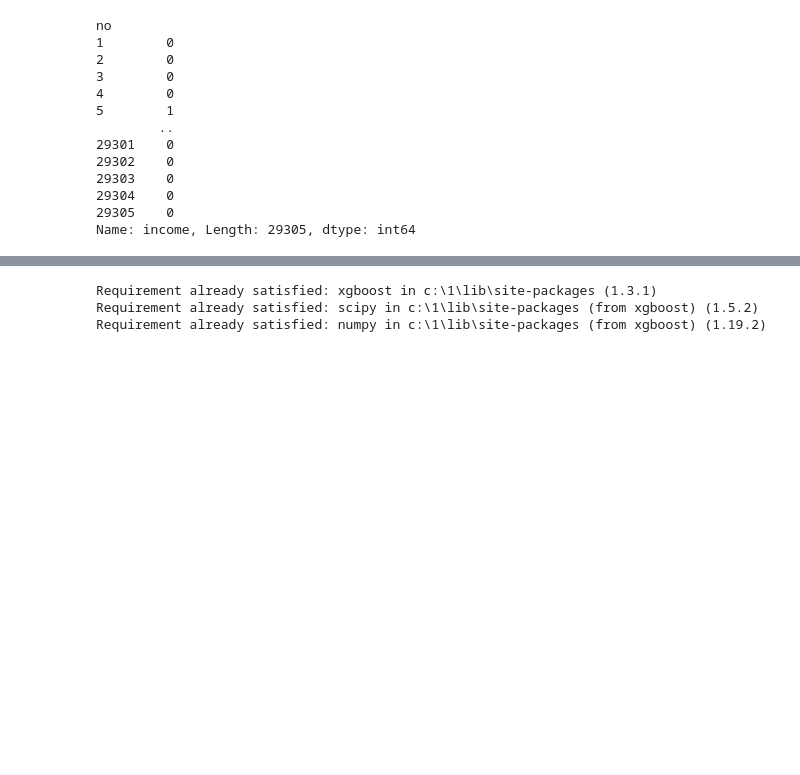
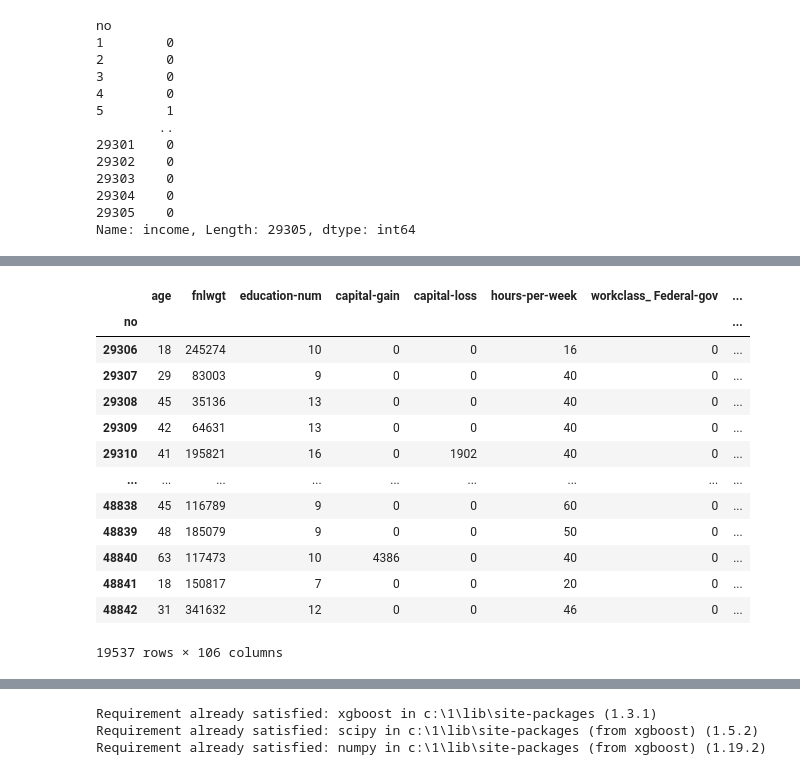
Before and after one commit to krandslam/kaggle_project, a Jupyter notebook: 결측치3/kaggle 경진대회 결측치 처리방법 3(결측치에 최빈값 대입).ipynb, the cells around one changed output, grey strips where cells are left out. Saved outputs shown, nothing was run; the diff lists cells and outputs as text; code cells hidden in the pictures; blank space fills up the shorter version.

```diff
--- a/결측치3/kaggle 경진대회 결측치 처리방법 3(결측치에 최빈값 대입).ipynb
+++ b/결측치3/kaggle 경진대회 결측치 처리방법 3(결측치에 최빈값 대입).ipynb
@@ -240,5 +239,3 @@ tmp = X_train['native-country_ Holand-Netherlands']
 X_train.drop('native-country_ Holand-Netherlands', axis = 1, inplace=True)
 # %%
 X_train = pd.concat([X_train, tmp],axis=1)
-# %%
-X_test = pd.concat([X_test, tmp], axis=1)
@@ -244,0 +259,17 @@ X_test = pd.concat([X_test, tmp], axis=1)
+# %%
+X_test
+# %% [output]
+|  | age | fnlwgt | education-num | capital-gain | capital-loss | hours-per-week | workclass_ Federal-gov | ... |
+| no |  |  |  |  |  |  |  | ... |
+| 29306 | 18 | 245274 | 10 | 0 | 0 | 16 | 0 | ... |
+| 29307 | 29 | 83003 | 9 | 0 | 0 | 40 | 0 | ... |
+| 29308 | 45 | 35136 | 13 | 0 | 0 | 40 | 0 | ... |
+| 29309 | 42 | 64631 | 13 | 0 | 0 | 40 | 0 | ... |
+| 29310 | 41 | 195821 | 16 | 0 | 1902 | 40 | 0 | ... |
+| ... | ... | ... | ... | ... | ... | ... | ... | ... |
+| 48838 | 45 | 116789 | 9 | 0 | 0 | 60 | 0 | ... |
+| 48839 | 48 | 185079 | 9 | 0 | 0 | 50 | 0 | ... |
+| 48840 | 63 | 117473 | 10 | 4386 | 0 | 40 | 0 | ... |
+| 48841 | 18 | 150817 | 7 | 0 | 0 | 20 | 0 | ... |
+| 48842 | 31 | 341632 | 12 | 0 | 0 | 46 | 0 | ... |
+19537 rows × 106 columns
```
Also changed, not shown: parts of 15 cells of this notebook.
